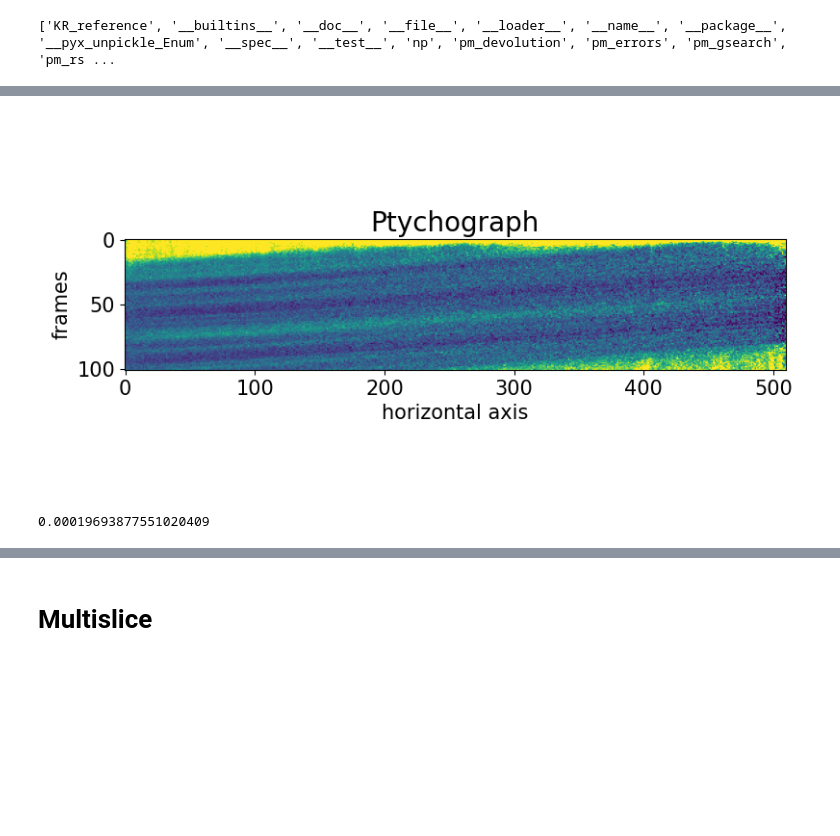
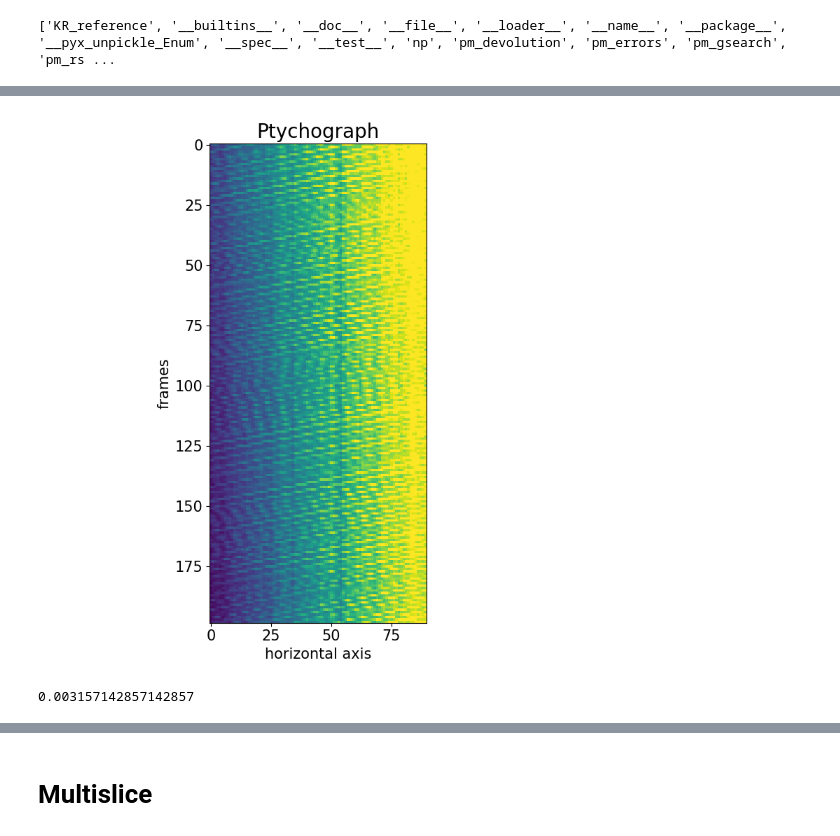
Before and after one commit to simply-nicky/pyrost, a Jupyter notebook: dev.ipynb, the cells around one changed output, grey strips where cells are left out. Cells and saved outputs as stored; diff of their text form; code cells hidden in the pictures; blank space fills up the shorter version.

```diff
--- a/dev.ipynb
+++ b/dev.ipynb
@@ -60,2 +93,10 @@ data = data.update_mask(vmax=10000, method='range-bad', update='reset')
+# %%
+data.data = np.concatenate(frames)[:199].astype(dtype=np.uint32)
+# %%
+crop = rst.Crop(roi=np.array([[290, 770], [380, 800]]))
+data = data.clear(['data', 'mask', 'whitefield'])
+data.data = np.concatenate(frames)[:199].astype(dtype=np.uint32)
+data = data.update_transform(crop)
+data = data.update_mask(vmax=10000, method='range-bad', update='reset')
 # %%
 %matplotlib widget
@@ -68,27 +109,32 @@ plt.show()
 # %%
-data = data.integrate_data(axis=0)
+data = data.integrate_data(axis=1)
+# %%
+crop = rst.Crop(roi=np.array([[270, 350], [300, 1170]]))
+data = data.clear(['data', 'whitefield', 'mask', 'pixel_map']).update_transform(crop)
+data = data.load('data')
+data = data.update_mask(vmax=10000, method='range-bad', update='reset')
 # %%
 %matplotlib widget
-fig, ax = plt.subplots(figsize=(8, 4))
-ax.imshow(data.data[:, 0] / data.whitefield, vmin=0.6, vmax=1.8)
+fig, ax = plt.subplots(figsize=(8, 8))
+ax.imshow(data.data, vmax=4000)
 ax.set_title('Ptychograph', fontsize=20)
 ax.set_xlabel('horizontal axis', fontsize=15)
 ax.set_ylabel('frames', fontsize=15)
 ax.tick_params(labelsize=15)
 ax.set_aspect(1)
 fig.set_facecolor('w')
 plt.tight_layout()
 plt.show()
 # plt.savefig('figures/sigray_ptychograph.png', dpi=300)
 # %% [output]
-[figure, old version]
+[figure, new version]
 # %%
-defoci = np.linspace(50e-6, 500e-6, 50)
-sweep_scan = data.defocus_sweep(defoci, size=40, extra_args={'hval': 10})
+defoci = np.linspace(700e-6, 5000e-6, 50)
+sweep_scan = data.defocus_sweep(defoci, size=10, extra_args={'hval': 1})
 defocus = defoci[np.argmax(sweep_scan)]
 print(defocus)
 # %% [output]
-0.00019693877551020409
+0.003157142857142857
 # %%
 fig, ax = plt.subplots(figsize=(8, 4))
 ax.plot(defoci * 1e3, sweep_scan)
```
Also changed, not shown: parts of 27 cells of this notebook, 6 other files.
